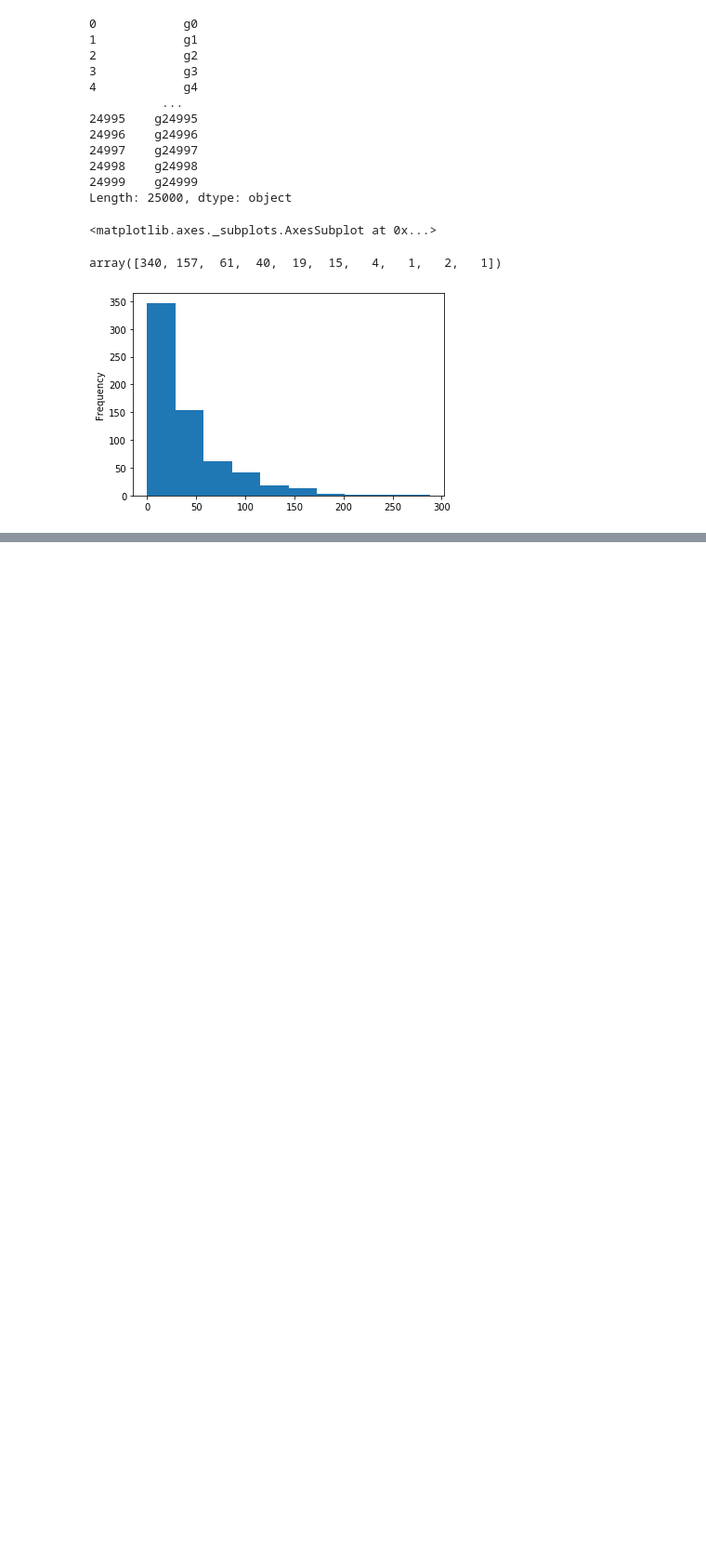
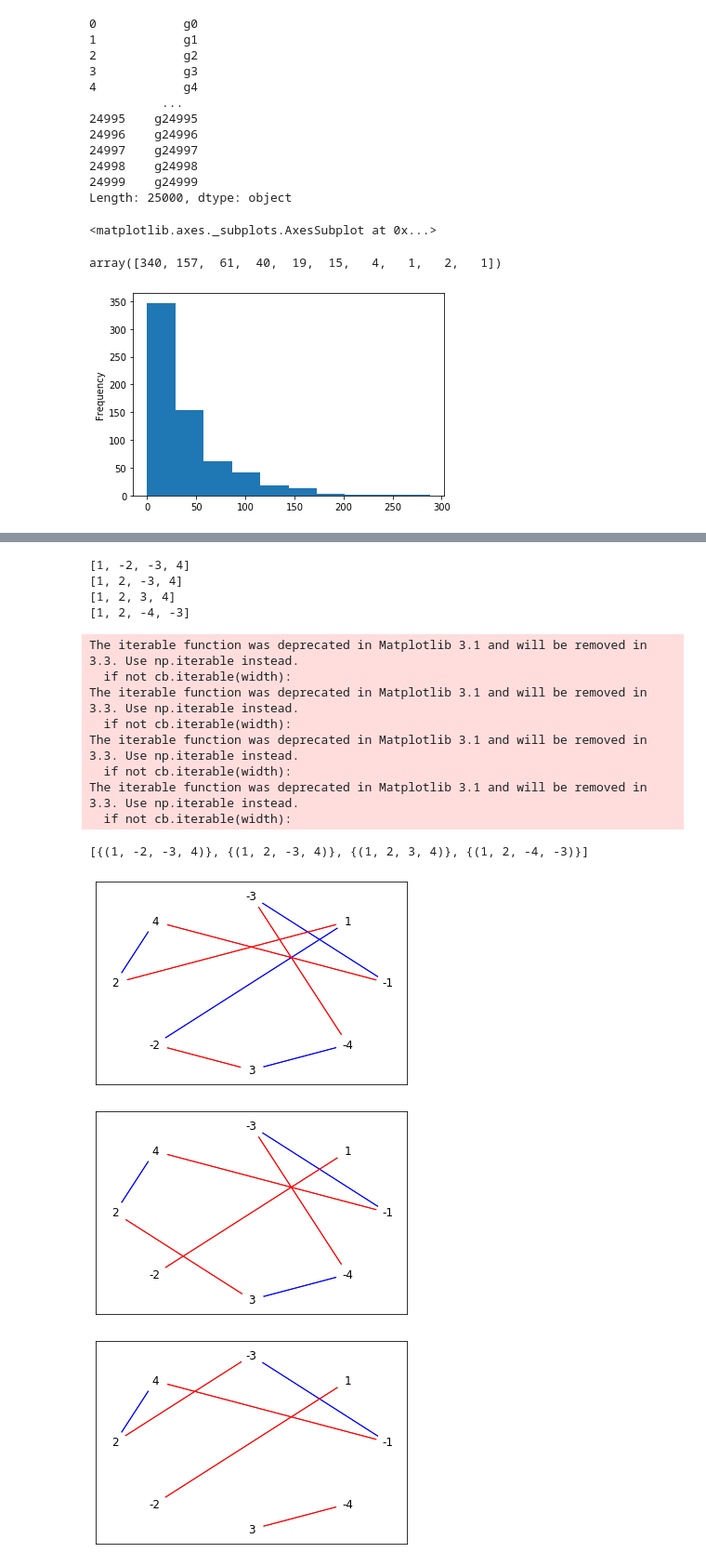
Before and after one commit to anderson-github-classroom/csc-448-student, a Jupyter notebook: labs/Lab8.ipynb, the cells around one changed output, grey strips where cells are left out. Shown: that part at 93% size. Drawn from its saved outputs; the diff is of its cells as text; code cells hidden in the pictures; blank space fills up the shorter version.

```diff
--- a/labs/Lab8.ipynb
+++ b/labs/Lab8.ipynb
@@ -105,0 +369,21 @@ array([340, 157,  61,  40,  19,  15,   4,   1,   2,   1])
+# %%
+import matplotlib.pyplot as plt
+
+def print_from_graph(G):
+    sub_graphs = nx.connected_component_subgraphs(G)
+    all_to_print = []
+    for sub_graph in sub_graphs:
+        if len(list(sub_graph.nodes())) == 2:
+            cycle = list(sub_graph.edges())
+        else:
+            cycle = list(nx.find_cycle(sub_graph))
+        to_print = []
+        for i in range(0,len(cycle),2):
+            to_print.append(cycle[i][1])
+        all_to_print.append(to_print)
+    print("".join([str(c) for c in all_to_print]))
+    return set([tuple(c) for c in all_to_print])
+
+def get_color(sub_graph,edge):
+    data = sub_graph.get_edge_data(edge[0],edge[1])
+    return data['color']
@@ -105,0 +444,29 @@ array([340, 157,  61,  40,  19,  15,   4,   1,   2,   1])
+# %%
+def shortest_rearrangement_scenario(P,Q):
+    G_P = genome_to_graph(P)
+    G_Q = genome_to_graph(Q)
+    Gcombined = combine(G_P,G_Q)
+    plt.figure(0)
+    steps = [print_from_graph(G_P)]
+    show_combined(Gcombined,show_grey=False)
+    return steps
+
+steps = shortest_rearrangement_scenario([pd.Series([1,-2,-3,4])],[pd.Series([1,2,-4,-3])])
+steps
+# %% [output]
+[1, -2, -3, 4]
+[1, 2, -3, 4]
+[1, 2, 3, 4]
+[1, 2, -4, -3]
+The iterable function was deprecated in Matplotlib 3.1 and will be removed in 3.3. Use np.iterable instead.
+  if not cb.iterable(width):
+The iterable function was deprecated in Matplotlib 3.1 and will be removed in 3.3. Use np.iterable instead.
+  if not cb.iterable(width):
+The iterable function was deprecated in Matplotlib 3.1 and will be removed in 3.3. Use np.iterable instead.
+  if not cb.iterable(width):
+The iterable function was deprecated in Matplotlib 3.1 and will be removed in 3.3. Use np.iterable instead.
+  if not cb.iterable(width):
+[{(1, -2, -3, 4)}, {(1, 2, -3, 4)}, {(1, 2, 3, 4)}, {(1, 2, -4, -3)}]
+[figure, added]
+[figure, added]
+[figure, added]
```
Also changed, not shown: parts of 27 cells of this notebook, 3 other files.
